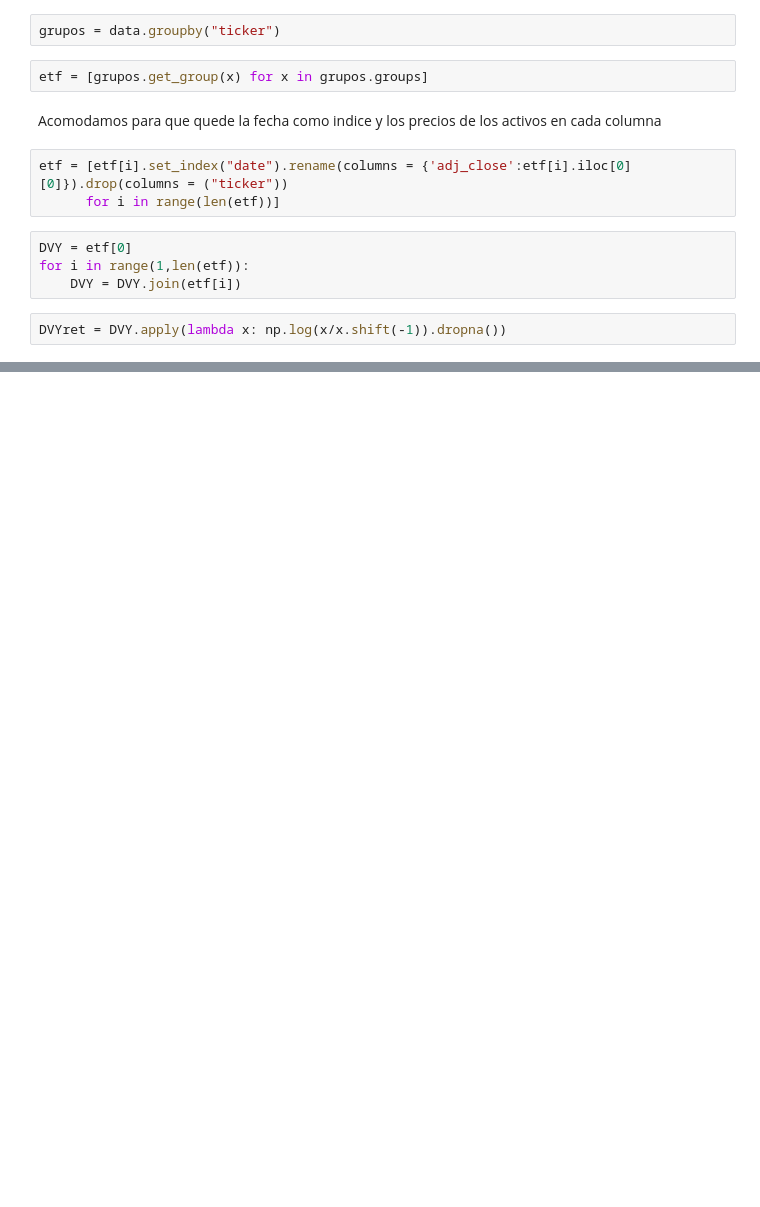
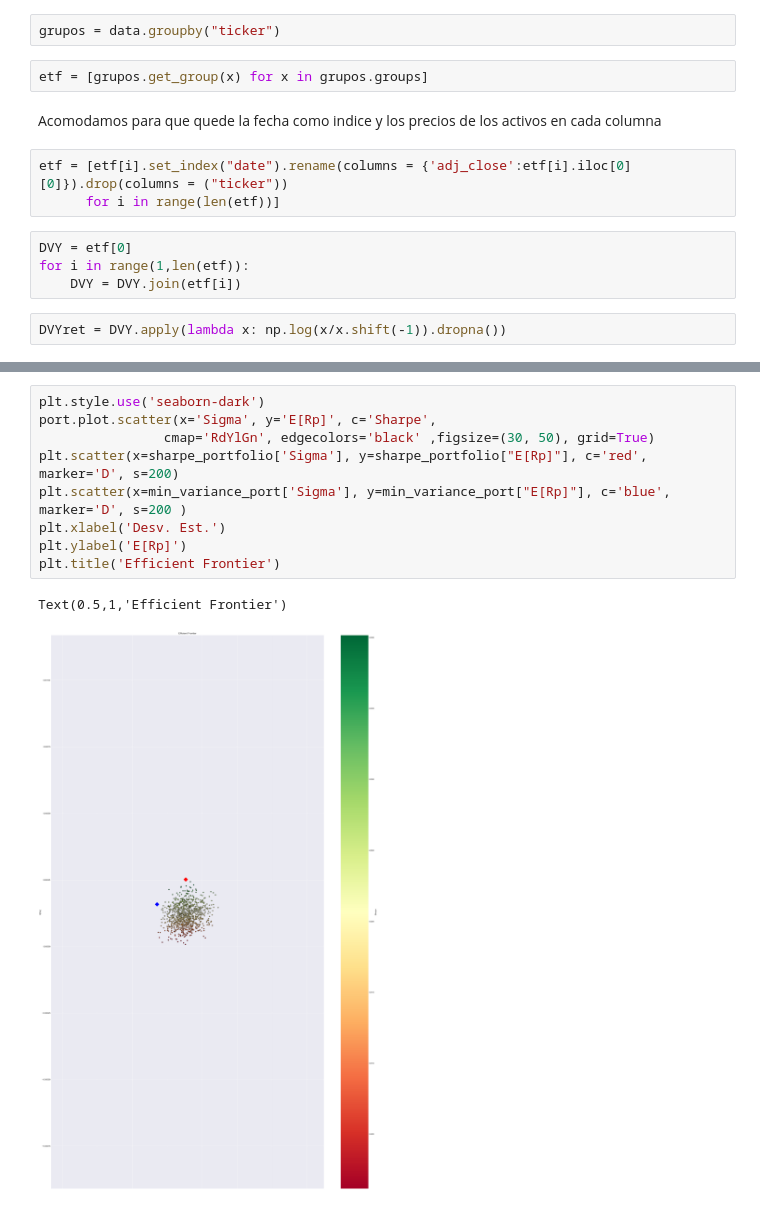
Before and after one commit to luisontaneda/Laboratorio1, a Jupyter notebook: Laboratorio 1.ipynb, the cells around one changed output, grey strips where cells are left out. Cells and saved outputs as stored; diff of their text form; blank space fills up the shorter version.

```diff
--- a/Laboratorio 1.ipynb
+++ b/Laboratorio 1.ipynb
@@ -38,0 +66,12 @@ DVYret = DVY.apply(lambda x: np.log(x/x.shift(-1)).dropna())
+# %%
+plt.style.use('seaborn-dark')
+port.plot.scatter(x='Sigma', y='E[Rp]', c='Sharpe',
+                cmap='RdYlGn', edgecolors='black' ,figsize=(30, 50), grid=True)
+plt.scatter(x=sharpe_portfolio['Sigma'], y=sharpe_portfolio["E[Rp]"], c='red', marker='D', s=200)
+plt.scatter(x=min_variance_port['Sigma'], y=min_variance_port["E[Rp]"], c='blue', marker='D', s=200 )
+plt.xlabel('Desv. Est.')
+plt.ylabel('E[Rp]')
+plt.title('Efficient Frontier')
+# %% [output]
+Text(0.5,1,'Efficient Frontier')
+[figure, added]
```
Also changed, not shown: parts of 6 cells of this notebook.
